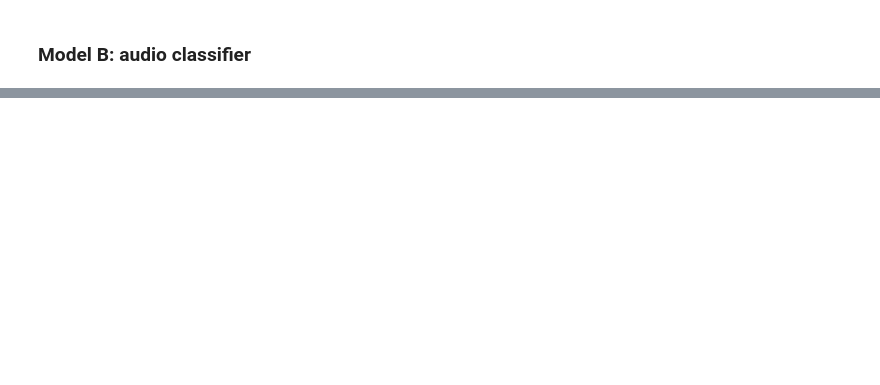
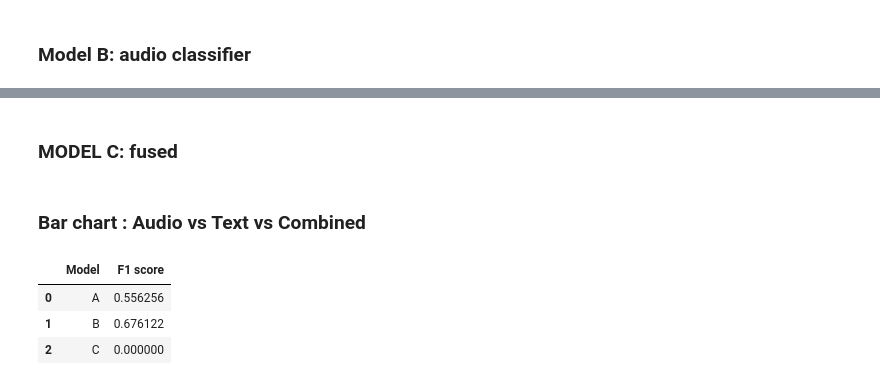
Before and after one commit to Oiko8/Multimodal-Music-Analysis, a Jupyter notebook: part2.ipynb, the cells around one changed output, grey strips where cells are left out. Cells and saved outputs as stored; diff of their text form; code cells hidden in the pictures; blank space fills up the shorter version.

```diff
--- a/part2.ipynb
+++ b/part2.ipynb
@@ -182,0 +350,21 @@ Ablations:
+# %% [markdown]
+### MODEL C: fused
+# %% [markdown]
+### Bar chart : Audio vs Text vs Combined
+# %%
+# Creating the dataframe for the bar chart
+# Models and F1 scores
+
+data = {
+    "Model"    : ["A", "B", "C"],
+    "F1 score" : [scores_A['test_f1'].mean(), scores_B['test_f1'].mean(), 0],
+}
+
+df_f1 = pd.DataFrame(data=data)
+df_f1
+# float(scores_A['test_f1'].mean())
+# %% [output]
+|  | Model | F1 score |
+| 0 | A | 0.556256 |
+| 1 | B | 0.676122 |
+| 2 | C | 0.000000 |
```
Also changed, not shown: parts of 24 cells of this notebook, 1 other file.
